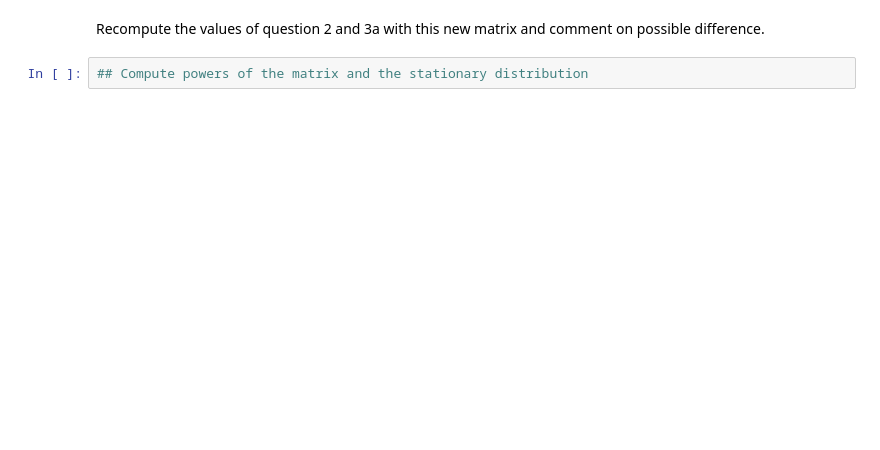
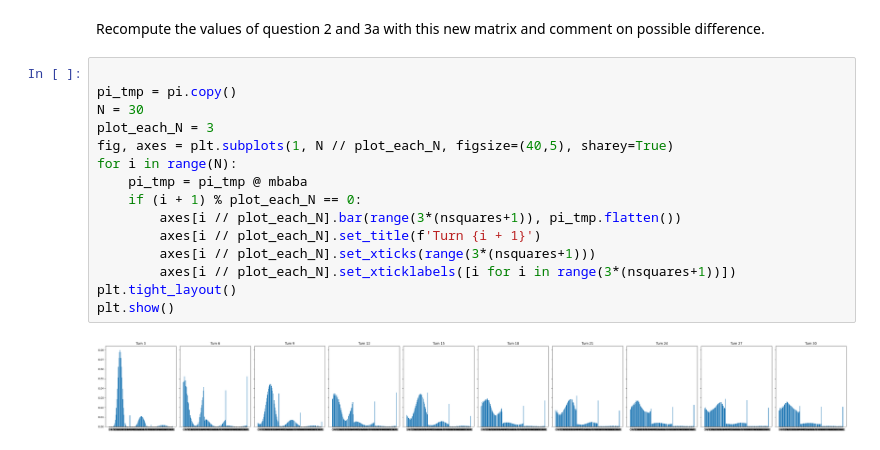
Before and after one commit to vincenteichhorn/cs-apml-assignments, a Jupyter notebook: src/05-monopoly/Monopoly.ipynb, the cells around one changed output. Cells and saved outputs as stored; diff of their text form; blank space fills up the shorter version.

```diff
--- a/src/05-monopoly/Monopoly.ipynb
+++ b/src/05-monopoly/Monopoly.ipynb
@@ -455,4 +631,19 @@ For instance imagine you start from (0, "Départ"):
 # %% [markdown]
 Recompute the values of question 2 and 3a with this new matrix and comment on possible difference.
-# %%
-## Compute powers of the matrix and the stationary distribution
+# %%
+
+pi_tmp = pi.copy()
+N = 30
+plot_each_N = 3
+fig, axes = plt.subplots(1, N // plot_each_N, figsize=(40,5), sharey=True)
+for i in range(N):
+    pi_tmp = pi_tmp @ mbaba
+    if (i + 1) % plot_each_N == 0:
+        axes[i // plot_each_N].bar(range(3*(nsquares+1)), pi_tmp.flatten())
+        axes[i // plot_each_N].set_title(f'Turn {i + 1}')
+        axes[i // plot_each_N].set_xticks(range(3*(nsquares+1)))
+        axes[i // plot_each_N].set_xticklabels([i for i in range(3*(nsquares+1))])
+plt.tight_layout()
+plt.show()
+# %% [output]
+[figure, added]
```
Also changed, not shown: parts of 14 cells of this notebook, 33 other files.
